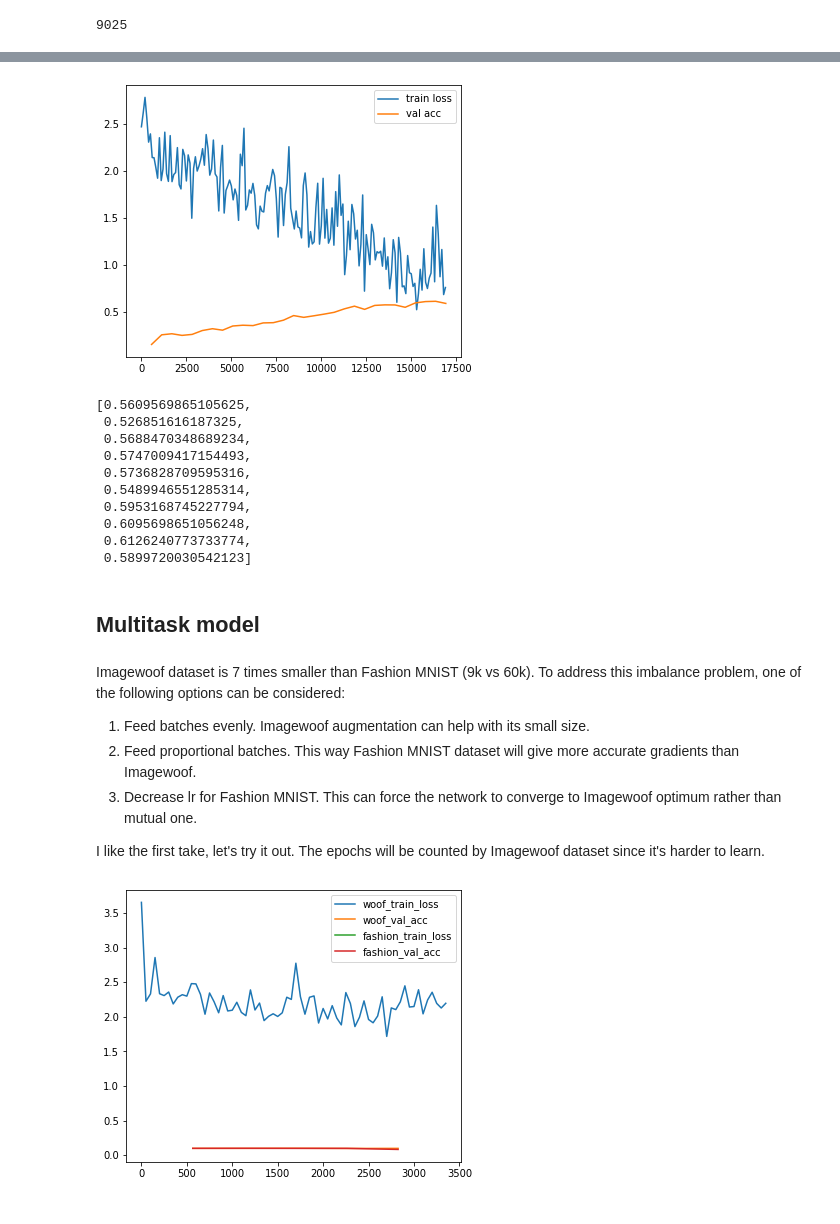
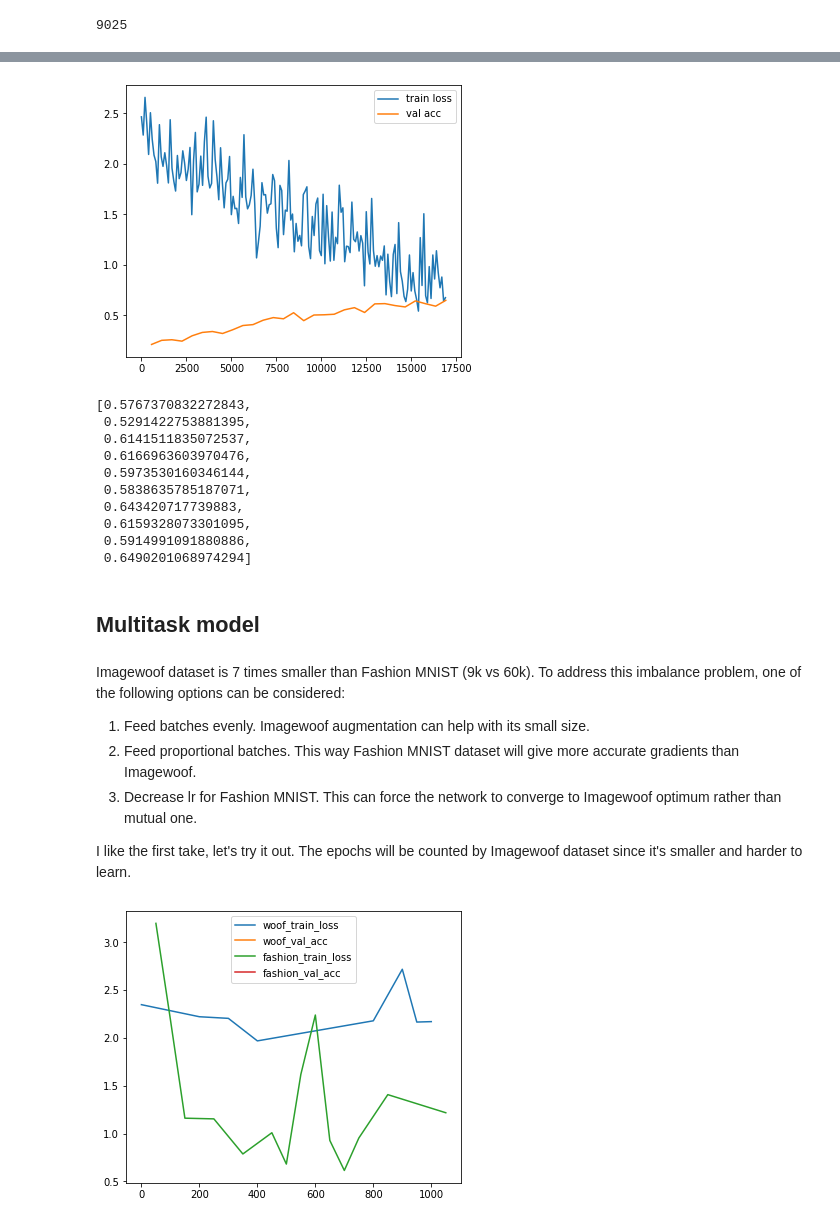
Before and after one commit to iakremnev/multitask-classification, a Jupyter notebook: pipeline.ipynb, the cells around one changed output, grey strips where cells are left out. Saved outputs shown, nothing was run; the diff lists cells and outputs as text; code cells hidden in the pictures.

```diff
--- a/pipeline.ipynb
+++ b/pipeline.ipynb
@@ -49,7 +63,7 @@ def accuracy(model, dataloader):
     correct = 0
     total = 0
     with torch.no_grad():
-        for x, y in val_loader:
+        for x, y in dataloader:
             pred = model(x.to("cuda").expand(-1, 3, -1, -1))
             correct += (pred.argmax(dim=1) == y.to("cuda")).sum()
             total += y.shape[0]
@@ -203,20 +217,20 @@ for epoch in range(epochs):
                   "val acc": (batch_no_val, val_accuracy)})
     lr_scheduler.step(val_accuracy[-1])
 # %% [output]
-[figure, old version]
+[figure, new version]
 # %%
 val_accuracy[-10:]
 # %% [output]
-[0.5609569865105625,
- 0.526851616187325,
- 0.5688470348689234,
- 0.5747009417154493,
- 0.5736828709595316,
- 0.5489946551285314,
- 0.5953168745227794,
- 0.6095698651056248,
- 0.6126240773733774,
- 0.5899720030542123]
+[0.5767370832272843,
+ 0.5291422753881395,
+ 0.6141511835072537,
+ 0.6166963603970476,
+ 0.5973530160346144,
+ 0.5838635785187071,
+ 0.643420717739883,
+ 0.6159328073301095,
+ 0.5914991091880886,
+ 0.6490201068974294]
 # %% [markdown]
 ## Multitask model
 # %%
@@ -235,7 +249,7 @@ Imagewoof dataset is 7 times smaller than Fashion MNIST (9k vs 60k). To address
 2. Feed proportional batches. This way Fashion MNIST dataset will give more accurate gradients than Imagewoof.
 3. Decrease lr for Fashion MNIST. This can force the network to converge to Imagewoof optimum rather than mutual one.
 
-I like the first take, let's try it out. The epochs will be counted by Imagewoof dataset since it's harder to learn.
+I like the first take, let's try it out. The epochs will be counted by Imagewoof dataset since it's smaller and harder to learn.
 # %%
 torch.random.manual_seed(172)
 
@@ -244,7 +258,7 @@ woof_val_loader = DataLoader(imagewoof_val, 16, num_workers=4)
 fashion_train_loader = DataLoader(fashion_train, 16, True, num_workers=2)
 fashion_val_loader = DataLoader(fashion_val, 16, num_workers=2)
 # %%
-woof_optimizer = torch.optim.Adam(woof_classifier.parameters())
+woof_optimizer = torch.optim.Adam(woof_classifier.parameters(), lr=8e-4)
 fashion_optimizer = torch.optim.Adam(fashion_classifier.parameters())
 
 woof_lr_scheduler = torch.optim.lr_scheduler.ReduceLROnPlateau(woof_optimizer, patience=5)
@@ -278,32 +292,32 @@ epochs = 50
 
 metrics = defaultdict(list)
 batch_no = 0
 fashion_train_iter = cycle(fashion_train_loader)  # Never stops
 for epoch in range(epochs):
     woof_train_iter = iter(woof_train_loader)  # Renewed every epoch
     while(True):
         take_woof = random.randrange(2)
         try:
-            if take_woof <= 1:
+            if take_woof == 1:
                 loss = step(woof_classifier, woof_train_iter, woof_optimizer)
                 if batch_no % 50 == 0:
                     metrics["woof_train_x"].append(batch_no)
                     metrics["woof_train_loss"].append(loss)
                     plot_combined_metrics(metrics)
             else:
                 loss = step(fashion_classifier, fashion_train_iter, fashion_optimizer)
                 if batch_no % 50 == 0:
                     metrics["fashion_train_x"].append(batch_no)
                     metrics["fashion_train_loss"].append(loss)
                     plot_combined_metrics(metrics)
             batch_no += 1
         except StopIteration:
             metrics["woof_val_x"].append(batch_no)
             metrics["woof_val_acc"].append(accuracy(woof_classifier, woof_val_loader))
             metrics["fashion_val_x"].append(batch_no)
             metrics["fashion_val_acc"].append(accuracy(fashion_classifier, fashion_val_loader))
             plot_combined_metrics(metrics)
             epoch += 1
             break
 # %% [output]
-[figure, old version]
+[figure, new version]
```
Also changed, not shown: parts of 5 cells of this notebook.
